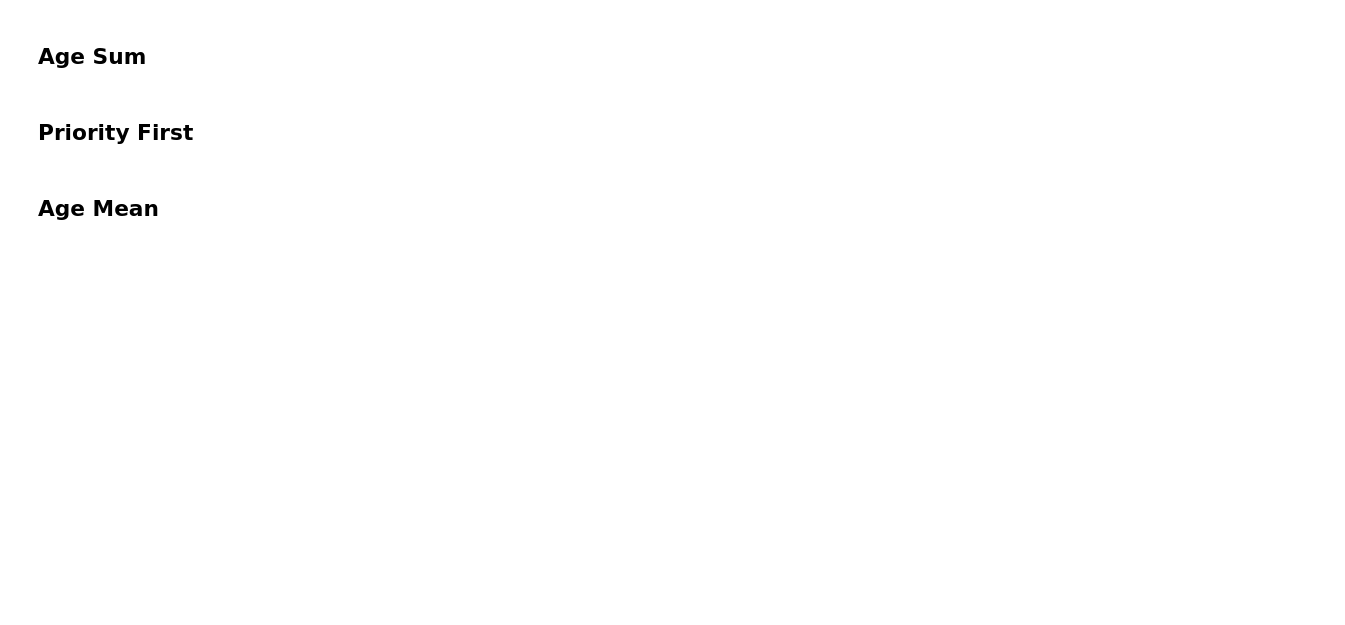
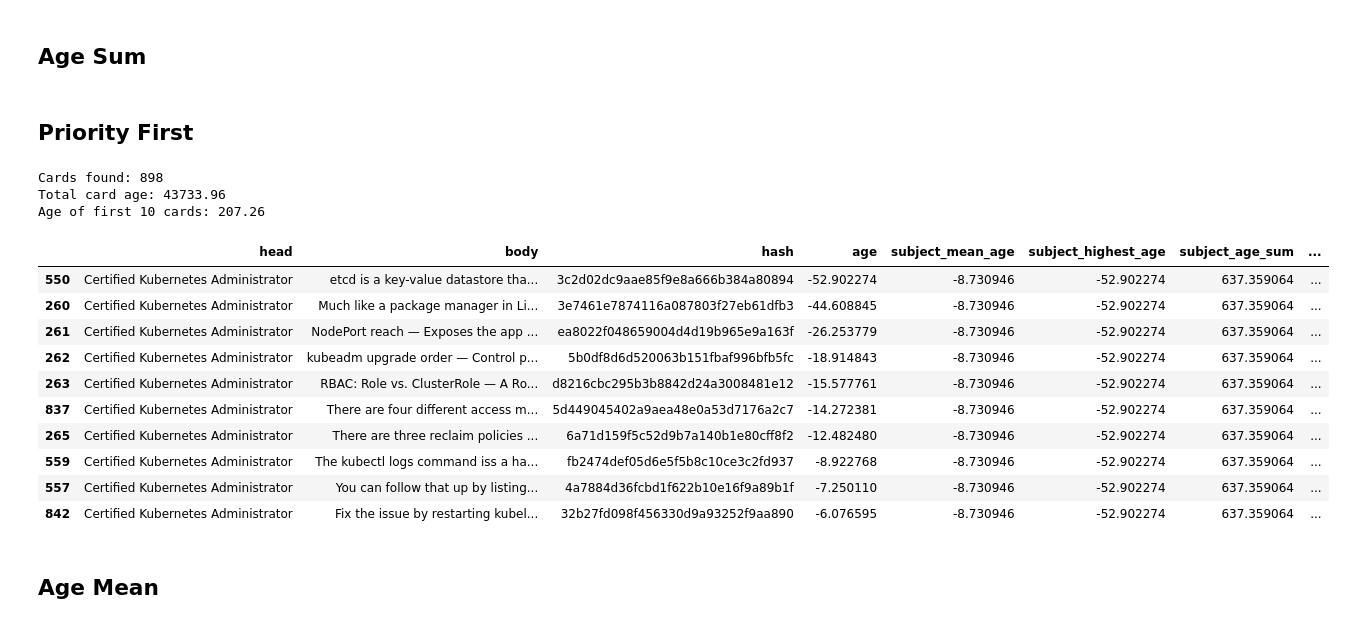
Before and after one commit to JayTY94/Certcards-refresh, a Jupyter notebook: shuffle.ipynb, the cells around one changed output. Saved outputs shown, nothing was run; the diff lists cells and outputs as text; code cells hidden in the pictures; blank space fills up the shorter version.

```diff
--- a/shuffle.ipynb
+++ b/shuffle.ipynb
@@ -213,24 +213,39 @@ sum of ages: ~457.54
 # %% [markdown]
 ## Priority First
 # %%
-# n = 5
-# existing_cards["count"] = (
-#     existing_cards.sort_values("age", ascending=False).groupby("head").cumcount()
-# )
-# existing_cards["n_fold"] = existing_cards["count"] % 3
+n = 5
+existing_cards["count"] = (
+    existing_cards.sort_values("age", ascending=False).groupby("head").cumcount()
+)
+existing_cards["n_fold"] = existing_cards["count"] % 3
 
-# existing_cards["priority"] = 10
-# existing_cards.loc[priority_cards_mask, "priority"] = 0
+existing_cards["priority"] = 10
+existing_cards.loc[priority_cards_mask, "priority"] = 0
 
-# existing_cards["subject_mean_age"] *= -1
-# existing_cards['subject_highest_age'] *= -1
-# existing_cards["age"] = existing_cards["age"] * -1
-# existing_cards.sort_values(
-#     ["n_fold", "priority", "subject_highest_age", "age"], inplace=True
-# )
-# remake_card_document(existing_cards=existing_cards)
+existing_cards["subject_mean_age"] *= -1
+existing_cards['subject_highest_age'] *= -1
+existing_cards["age"] = existing_cards["age"] * -1
+existing_cards.sort_values(
+    ["n_fold", "priority", "subject_highest_age", "age"], inplace=True
+)
+remake_card_document(existing_cards=existing_cards)
 
-# existing_cards.head(10)
+existing_cards.head(10)
+# %% [output]
+Cards found: 898
+Total card age: 43733.96
+Age of first 10 cards: 207.26
+|  | head | body | hash | age | subject_mean_age | subject_highest_age | subject_age_sum | ... |
+| 550 | Certified Kubernetes Administrator | etcd is a key-value datastore tha... | 3c2d02dc9aae85f9e8a666b384a80894 | -52.902274 | -8.730946 | -52.902274 | 637.359064 | ... |
+| 260 | Certified Kubernetes Administrator | Much like a package manager in Li... | 3e7461e7874116a087803f27eb61dfb3 | -44.608845 | -8.730946 | -52.902274 | 637.359064 | ... |
+| 261 | Certified Kubernetes Administrator | NodePort reach — Exposes the app ... | ea8022f048659004d4d19b965e9a163f | -26.253779 | -8.730946 | -52.902274 | 637.359064 | ... |
+| 262 | Certified Kubernetes Administrator | kubeadm upgrade order — Control p... | 5b0df8d6d520063b151fbaf996bfb5fc | -18.914843 | -8.730946 | -52.902274 | 637.359064 | ... |
+| 263 | Certified Kubernetes Administrator | RBAC: Role vs. ClusterRole — A Ro... | d8216cbc295b3b8842d24a3008481e12 | -15.577761 | -8.730946 | -52.902274 | 637.359064 | ... |
+| 837 | Certified Kubernetes Administrator | There are four different access m... | 5d449045402a9aea48e0a53d7176a2c7 | -14.272381 | -8.730946 | -52.902274 | 637.359064 | ... |
+| 265 | Certified Kubernetes Administrator | There are three reclaim policies ... | 6a71d159f5c52d9b7a140b1e80cff8f2 | -12.482480 | -8.730946 | -52.902274 | 637.359064 | ... |
+| 559 | Certified Kubernetes Administrator | The kubectl logs command iss a ha... | fb2474def05d6e5f5b8c10ce3c2fd937 | -8.922768 | -8.730946 | -52.902274 | 637.359064 | ... |
+| 557 | Certified Kubernetes Administrator | You can follow that up by listing... | 4a7884d36fcbd1f622b10e16f9a89b1f | -7.250110 | -8.730946 | -52.902274 | 637.359064 | ... |
+| 842 | Certified Kubernetes Administrator | Fix the issue by restarting kubel... | 32b27fd098f456330d9a93252f9aa890 | -6.076595 | -8.730946 | -52.902274 | 637.359064 | ... |
 # %% [markdown]
 ## Age Mean
 # %%
```
Also changed, not shown: parts of 7 cells of this notebook, 3 other files.
